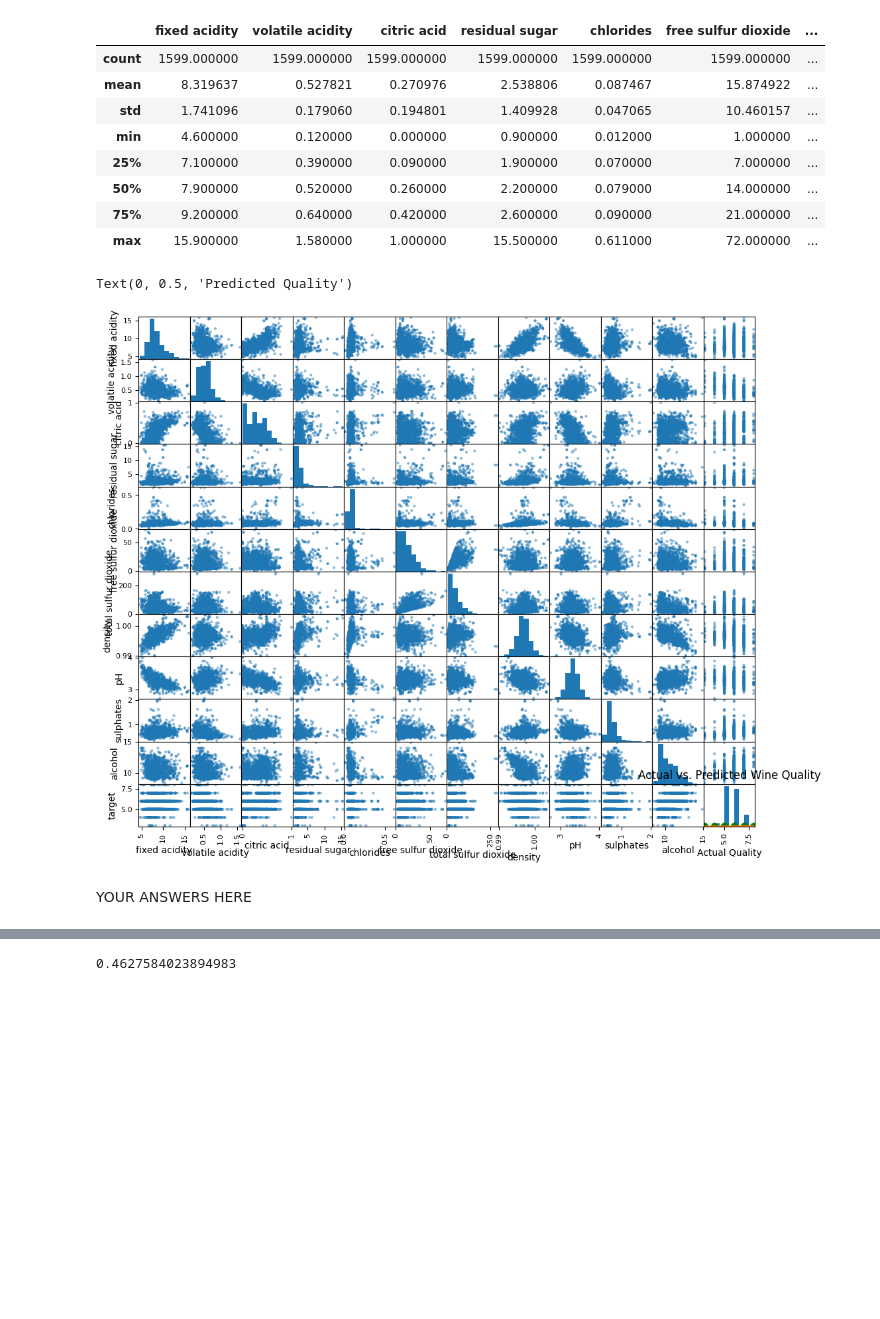
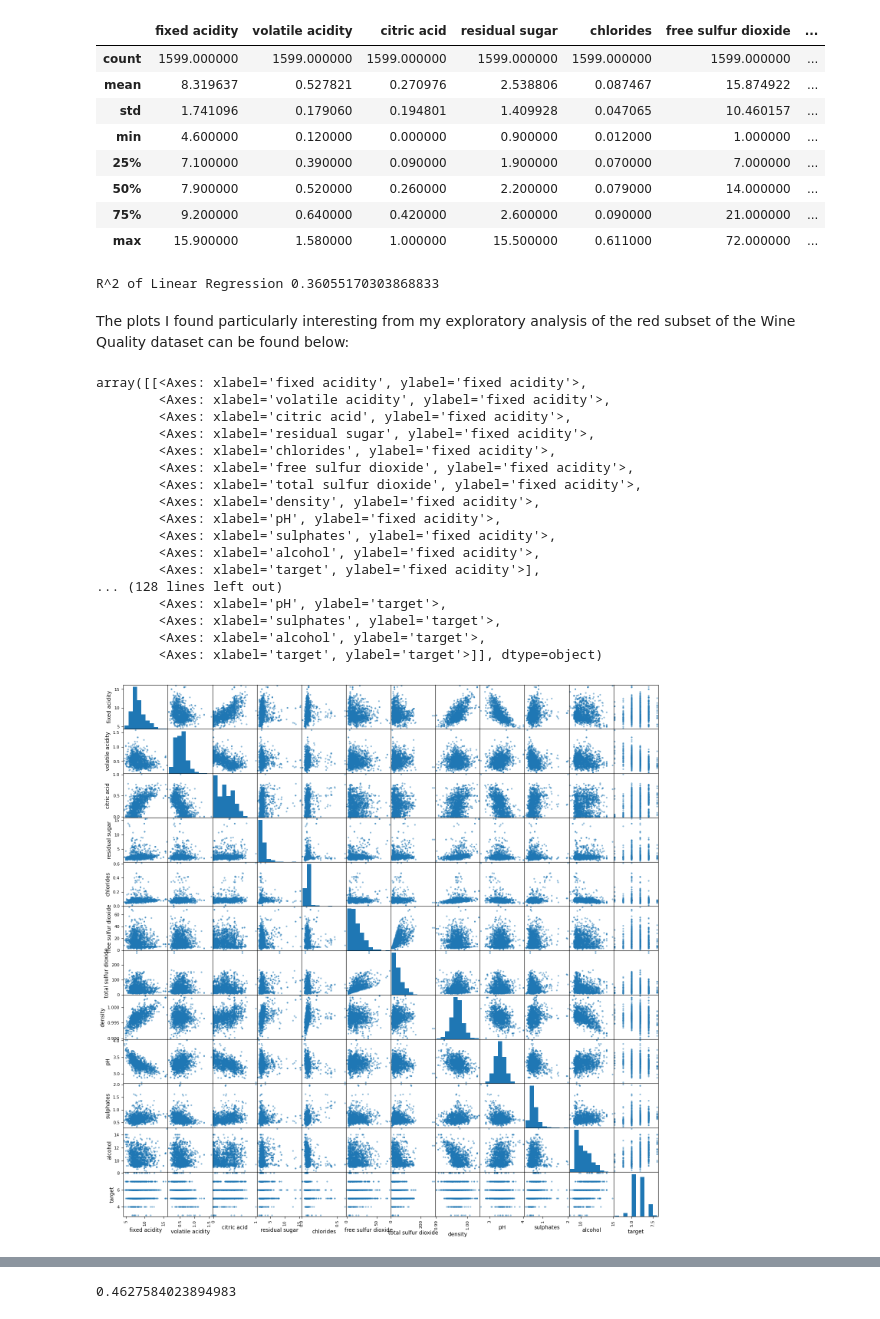
Before and after one commit to karaconrad15/dx602-final-project, a Jupyter notebook: project.ipynb, the cells around one changed output, grey strips where cells are left out. Drawn from its saved outputs; the diff is of its cells as text; code cells hidden in the pictures; blank space fills up the shorter version.

```diff
--- a/project.ipynb
+++ b/project.ipynb
@@ -131,8 +131,8 @@ desc_stats
 | 75% | 9.200000 | 0.640000 | 0.420000 | 2.600000 | 0.090000 | 21.000000 | ... |
 | max | 15.900000 | 1.580000 | 1.000000 | 15.500000 | 0.611000 | 72.000000 | ... |
 # %%
-#Scatterplot Matrix: to visualize relationship between columns and their distributions
-scatter_matrix = pd.plotting.scatter_matrix(wine, figsize=(12,10))
+#Scatterplot Matrix: to visualize relationship between columns and their distributions (commented out to prevent redundancy)
+#scatter_matrix = pd.plotting.scatter_matrix(wine, figsize=(18,18))
 
 #Linear Regression on all numeric variables
 from sklearn.linear_model import LinearRegression
@@ -141,34 +141,54 @@ wine_target = wine["target"]
 wine_regr = LinearRegression()
 wine_regr.fit(wine_features,wine_target)
 wine_regr_preds = wine_regr.predict(wine_features)
+regr_score = wine_regr.score(wine_features,wine_target)
+print("R^2 of Linear Regression",regr_score)
 
-#Plot predictions vs actual values to gauge degree of model accuracy
+#Plot predictions vs actual values to gauge degree of model accuracy (commented out to prevent redundancy)
 min_value = min(wine_target.min(),wine_regr_preds.min())
 max_value = max(wine_target.max(),wine_regr_preds.max())
-plt.plot([min_value,max_value],[min_value,max_value])
-plt.scatter(wine_target,wine_regr_preds,color="green")
-plt.title("Actual vs. Predicted Wine Quality")
-plt.xlabel("Actual Quality")
-plt.ylabel("Predicted Quality")
+#plt.plot([min_value,max_value],[min_value,max_value])
+#plt.scatter(wine_target,wine_regr_preds,color="green")
+#plt.title("Actual vs. Predicted Wine Quality")
+#plt.xlabel("Actual Quality")
+#plt.ylabel("Predicted Quality")
 
-#Decision Tree Regression Model
+#Decision Tree Regression Model (commented out to prevent redundancy)
 import sklearn.tree
 decision_tree_model = sklearn.tree.DecisionTreeRegressor(max_depth=5)
 decision_tree_model.fit(wine_features,wine_target)
 model_predictions = decision_tree_model.predict(wine_features)
 model_score = decision_tree_model.score(wine_features,wine_target)
-print(model_score)
-plt.plot([min_value,max_value],[min_value,max_value],label="actual=predicted")
-plt.scatter(model_predictions,wine_target)
-plt.legend()
-plt.title("Decision Tree, Max Depth 5 Actual vs Predicted Wine Quality (R^2 = 0.46)")
-plt.xlabel("Actual Quality")
-plt.ylabel("Predicted Quality")
+#print(model_score)
+#plt.plot([min_value,max_value],[min_value,max_value],label="actual=predicted")
+#plt.scatter(model_predictions,wine_target)
+#plt.legend()
+#plt.title("Decision Tree, Max Depth 5 Actual vs Predicted Wine Quality (R^2 = 0.46)")
+#plt.xlabel("Actual Quality")
+#plt.ylabel("Predicted Quality")
 # %% [output]
-Text(0, 0.5, 'Predicted Quality')
+R^2 of Linear Regression 0.36055170303868833
-[figure, removed]
-# %% [markdown]
-YOUR ANSWERS HERE
+# %% [markdown]
+The plots I found particularly interesting from my exploratory analysis of the red subset of the Wine Quality dataset can be found below:
 # %%
 #Chart 1: Scatterplot Matrix
-pd.plotting.scatter_matrix(wine, figsize=(12,10))
+pd.plotting.scatter_matrix(wine, figsize=(18,18))
+# %% [output]
+array([[<Axes: xlabel='fixed acidity', ylabel='fixed acidity'>,
+        <Axes: xlabel='volatile acidity', ylabel='fixed acidity'>,
+        <Axes: xlabel='citric acid', ylabel='fixed acidity'>,
+        <Axes: xlabel='residual sugar', ylabel='fixed acidity'>,
+        <Axes: xlabel='chlorides', ylabel='fixed acidity'>,
+        <Axes: xlabel='free sulfur dioxide', ylabel='fixed acidity'>,
+        <Axes: xlabel='total sulfur dioxide', ylabel='fixed acidity'>,
+        <Axes: xlabel='density', ylabel='fixed acidity'>,
+        <Axes: xlabel='pH', ylabel='fixed acidity'>,
+        <Axes: xlabel='sulphates', ylabel='fixed acidity'>,
+        <Axes: xlabel='alcohol', ylabel='fixed acidity'>,
+        <Axes: xlabel='target', ylabel='fixed acidity'>],
+... (128 lines left out)
+        <Axes: xlabel='pH', ylabel='target'>,
+        <Axes: xlabel='sulphates', ylabel='target'>,
+        <Axes: xlabel='alcohol', ylabel='target'>,
+        <Axes: xlabel='target', ylabel='target'>]], dtype=object)
+[figure, added]
```
Also changed, not shown: parts of 8 cells of this notebook.
